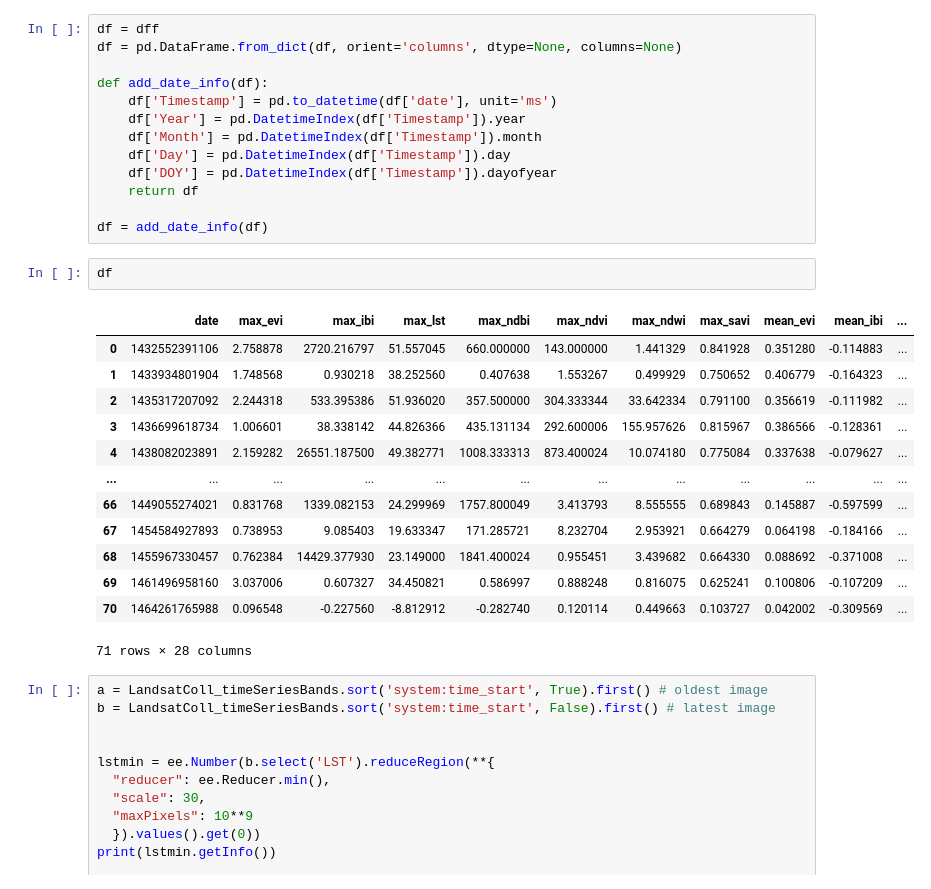
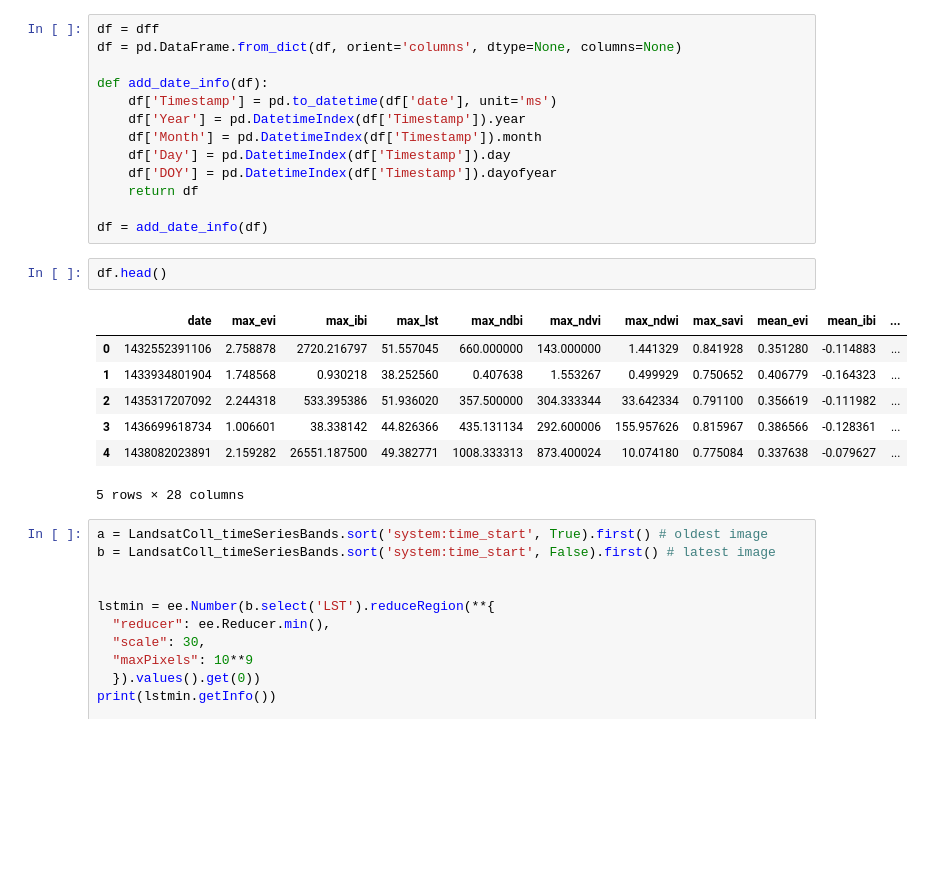
Before and after one commit to mohigeo33/ls_lst_c2, a Jupyter notebook: LST_C2_Timeseries.ipynb, the cells around one changed output. Cells and saved outputs as stored; diff of their text form; blank space fills up the shorter version.

```diff
--- a/LST_C2_Timeseries.ipynb
+++ b/LST_C2_Timeseries.ipynb
@@ -713,21 +714,15 @@ def add_date_info(df):
 
 df = add_date_info(df)
 # %%
-df
+df.head()
 # %% [output]
 |  | date | max_evi | max_ibi | max_lst | max_ndbi | max_ndvi | max_ndwi | max_savi | mean_evi | mean_ibi | ... |
 | 0 | 1432552391106 | 2.758878 | 2720.216797 | 51.557045 | 660.000000 | 143.000000 | 1.441329 | 0.841928 | 0.351280 | -0.114883 | ... |
 | 1 | 1433934801904 | 1.748568 | 0.930218 | 38.252560 | 0.407638 | 1.553267 | 0.499929 | 0.750652 | 0.406779 | -0.164323 | ... |
 | 2 | 1435317207092 | 2.244318 | 533.395386 | 51.936020 | 357.500000 | 304.333344 | 33.642334 | 0.791100 | 0.356619 | -0.111982 | ... |
 | 3 | 1436699618734 | 1.006601 | 38.338142 | 44.826366 | 435.131134 | 292.600006 | 155.957626 | 0.815967 | 0.386566 | -0.128361 | ... |
 | 4 | 1438082023891 | 2.159282 | 26551.187500 | 49.382771 | 1008.333313 | 873.400024 | 10.074180 | 0.775084 | 0.337638 | -0.079627 | ... |
-| ... | ... | ... | ... | ... | ... | ... | ... | ... | ... | ... | ... |
-| 66 | 1449055274021 | 0.831768 | 1339.082153 | 24.299969 | 1757.800049 | 3.413793 | 8.555555 | 0.689843 | 0.145887 | -0.597599 | ... |
-| 67 | 1454584927893 | 0.738953 | 9.085403 | 19.633347 | 171.285721 | 8.232704 | 2.953921 | 0.664279 | 0.064198 | -0.184166 | ... |
-| 68 | 1455967330457 | 0.762384 | 14429.377930 | 23.149000 | 1841.400024 | 0.955451 | 3.439682 | 0.664330 | 0.088692 | -0.371008 | ... |
-| 69 | 1461496958160 | 3.037006 | 0.607327 | 34.450821 | 0.586997 | 0.888248 | 0.816075 | 0.625241 | 0.100806 | -0.107209 | ... |
-| 70 | 1464261765988 | 0.096548 | -0.227560 | -8.812912 | -0.282740 | 0.120114 | 0.449663 | 0.103727 | 0.042002 | -0.309569 | ... |
-71 rows × 28 columns
+5 rows × 28 columns
 # %%
 a = LandsatColl_timeSeriesBands.sort('system:time_start', True).first() # oldest image
 b = LandsatColl_timeSeriesBands.sort('system:time_start', False).first() # latest image
```
Also changed, not shown: parts of 2 cells of this notebook.
